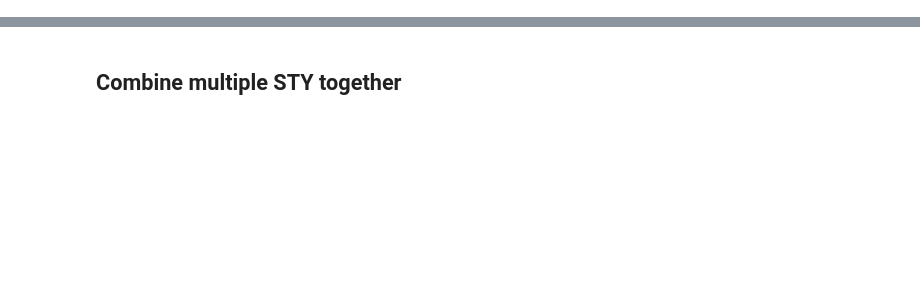
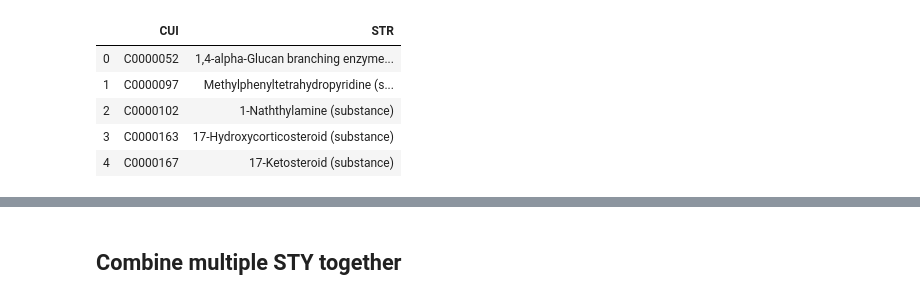
Before and after one commit to wtgme/snomed, a Jupyter notebook: networks.ipynb, the cells around one changed output, grey strips where cells are left out. Cells and saved outputs as stored; diff of their text form; code cells hidden in the pictures; blank space fills up the shorter version.

```diff
--- a/networks.ipynb
+++ b/networks.ipynb
@@ -37,2 +33,0 @@ con.head()
-# %%
-con = con[['CUI', 'SUI', 'STR', 'SCUI']]
@@ -48,0 +74,2 @@ con = con[['CUI', 'SUI', 'STR', 'SCUI']]
+# %%
+con['STYPE'] = con['STR'].apply(lambda x: x[x.index('(')+1: x.index(')')])
@@ -48,0 +88,13 @@ con = con[['CUI', 'SUI', 'STR', 'SCUI']]
+# %%
+g = con.groupby('CUI')['STR'].apply(lambda x: ' | '.join(list(np.unique(x))))
+# %%
+cui_df = g.reset_index()
+# %%
+cui_df.head()
+# %% [output]
+|  | CUI | STR |
+| 0 | C0000052 | 1,4-alpha-Glucan branching enzyme... |
+| 1 | C0000097 | Methylphenyltetrahydropyridine (s... |
+| 2 | C0000102 | 1-Naththylamine (substance) |
+| 3 | C0000163 | 17-Hydroxycorticosteroid (substance) |
+| 4 | C0000167 | 17-Ketosteroid (substance) |
```
Also changed, not shown: parts of 26 cells of this notebook, 3 other files.
